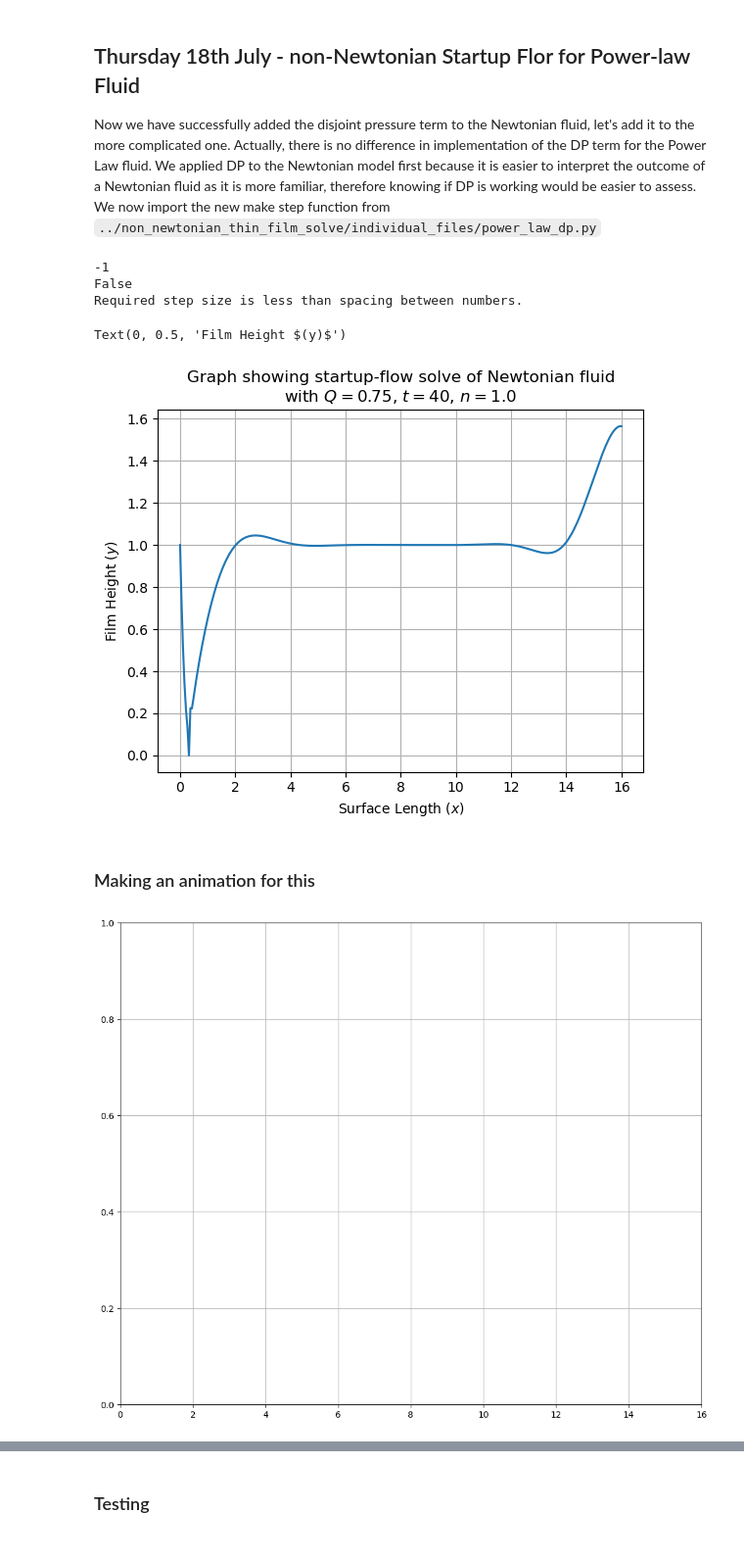
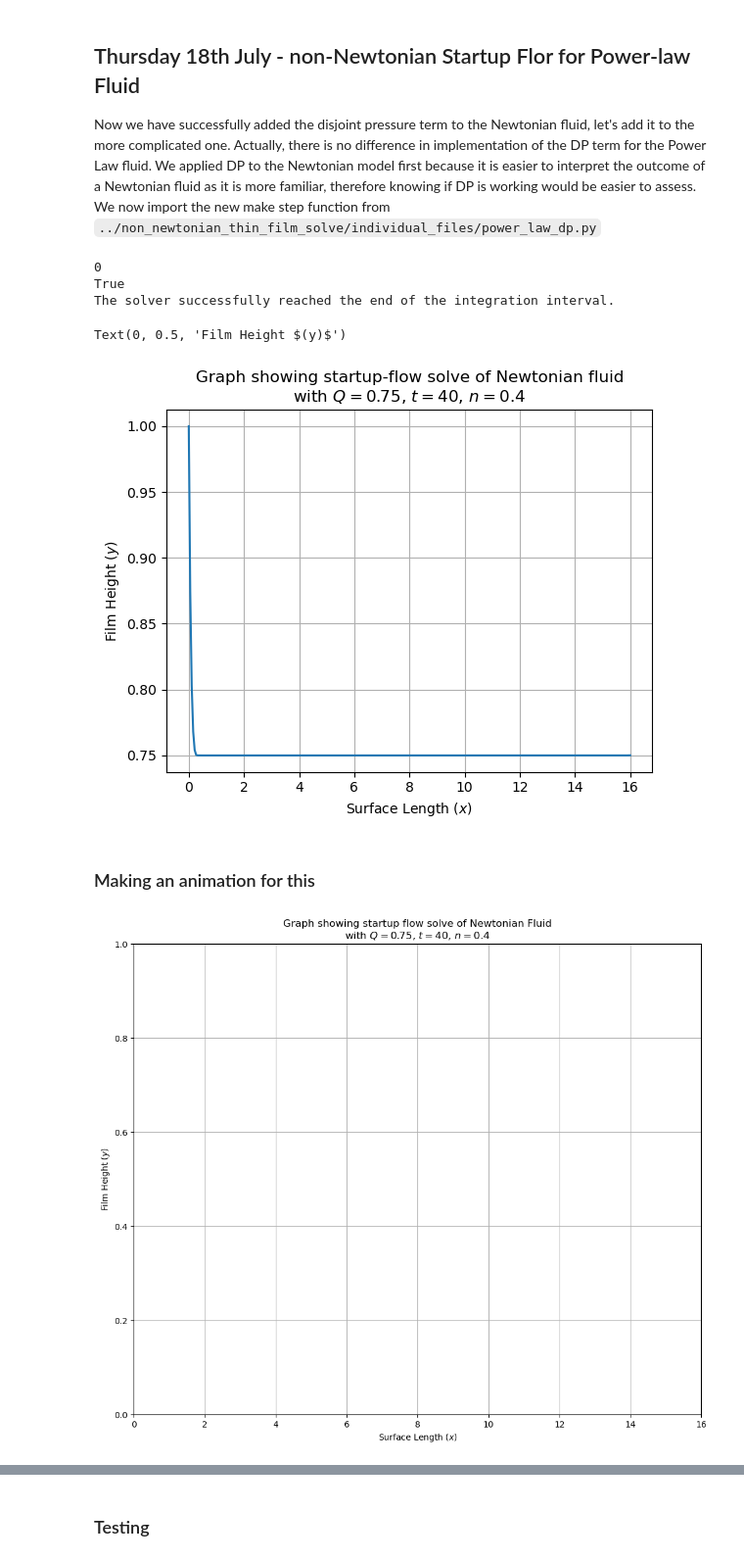
Before and after one commit to jrobo-gith/Independent-project-code, a Jupyter notebook: collection.ipynb, the cells around one changed output, grey strips where cells are left out. Shown at 98% size. Drawn from its saved outputs; the diff is of its cells as text; code cells hidden in the pictures.

```diff
--- a/collection.ipynb
+++ b/collection.ipynb
@@ -334,7 +339,7 @@ Now we have successfully added the disjoint pressure term to the Newtonian fluid
 # %%
 from non_newtonian_thin_film_solve.individual_files.power_law_dp import make_step as PL_DP_make_step
 # %%
-n = 1.0
+n = 0.4
 h_initial = np.ones(GV['N']) * GV['h0']
 min_t = GV['t-span'][f"{GV['L']}"]
 t_span = (0, min_t)
@@ -346,9 +351,9 @@ print(sol.status)
 print(sol.success)
 print(sol.message)
 # %% [output]
--1
-False
-Required step size is less than spacing between numbers.
+0
+True
+The solver successfully reached the end of the integration interval.
 # %%
 plt.plot(GV['x'], sol.y[:, -1])
 plt.title(f"Graph showing startup-flow solve of Newtonian fluid\nwith $Q={GV['Q']}$, $t={t_span[1]}$, $n={n}$")
@@ -357,21 +362,24 @@ plt.xlabel('Surface Length $(x)$')
 plt.ylabel('Film Height $(y)$')
 # %% [output]
 Text(0, 0.5, 'Film Height $(y)$')
-[figure, old version]
+[figure, new version]
 # %% [markdown]
 ### Making an animation for this
 # %%
 DP_anim = Animation(
-    num_rows=1, num_cols=1,
     fig_size=(12, 10), x=GV['x'],
-    data=[sol.y[None, :, :],], num_frames=sol.y.shape[1],
+    data=[sol.y[None, :, :],], min_timestep=sol.y.shape[1],
     fig_details = {
         'x-lim': (0, GV['L']),
         'y-lim': (0, GV['h0']),
-        'legend': [False]
+        'legend': [False,],
+        'grid': [True,],
+        'x-label': ["Surface Length $(x)$",],
+        'y-label': ["Film Height $(y)$",],
+        'title': [f"Graph showing startup flow solve of non-Newtonian Fluid\nwith $Q={GV['Q']}$, $t={t_span[1]}$, $n={n}$",],
     }
 )
 # %% [output]
-[figure, old version]
+[figure, new version]
 # %%
 DP_anim.instantiate_animation()
```
Also changed, not shown: parts of 8 cells of this notebook, 12 other files.
